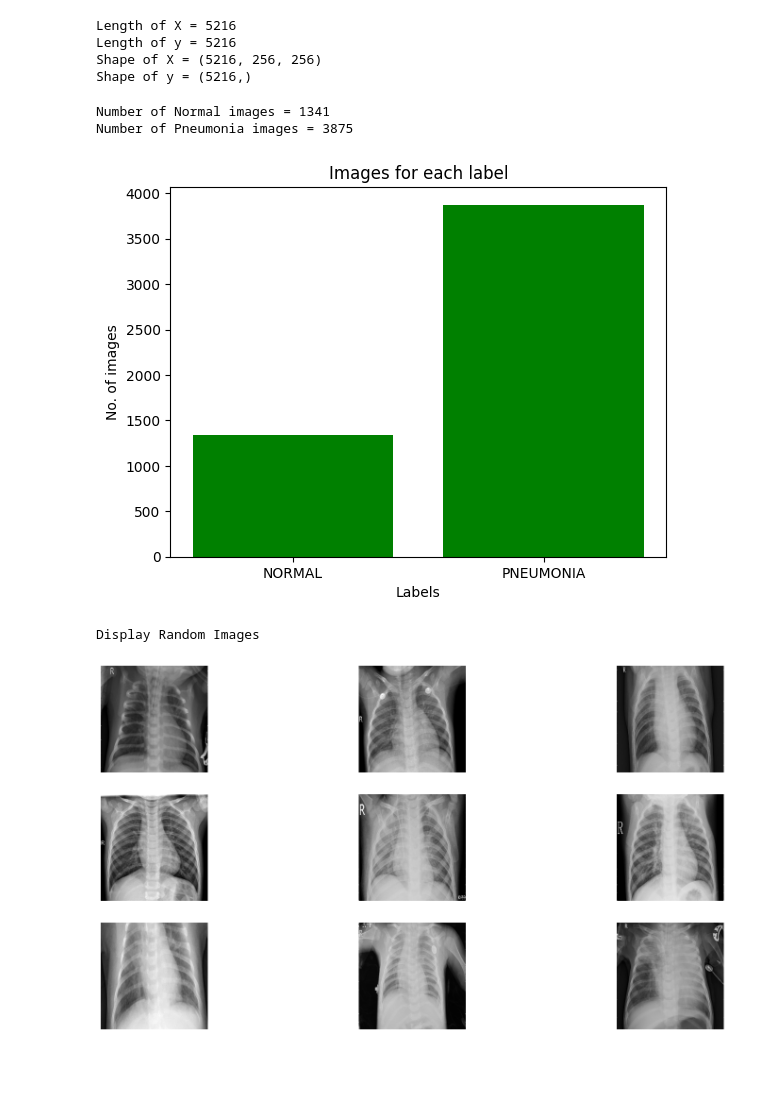
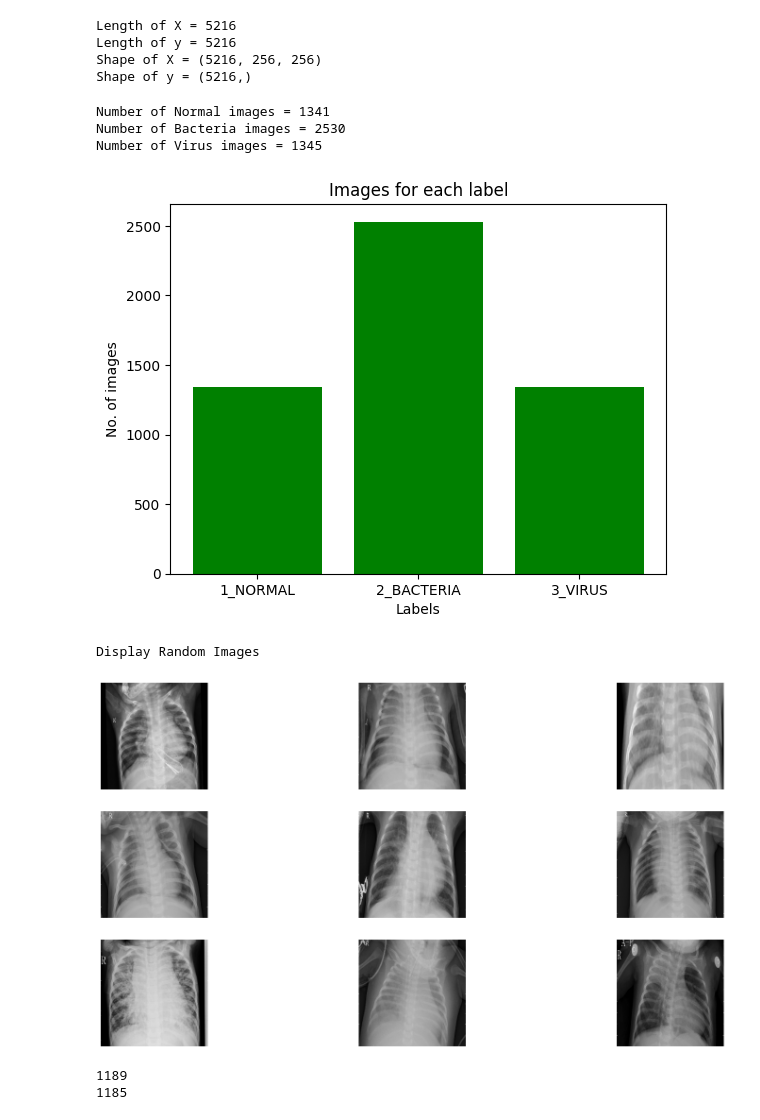
Before and after one commit to quangptt0910/Xray_disease_detector, a Jupyter notebook: main.ipynb, the cells around one changed output. Cells and saved outputs as stored; diff of their text form; code cells hidden in the pictures; blank space fills up the shorter version.

```diff
--- a/main.ipynb
+++ b/main.ipynb
@@ -19,7 +19,7 @@ def load_image(bacteria_path):
 # %%
 # Investigate a single image
 
-bacteria_path = 'C:/Users/Quang/.cache/kagglehub/datasets/paultimothymooney/chest-xray-pneumonia/versions/2/chest_xray/train/PNEUMONIA'
+bacteria_path = 'C:/Users/nerik/.cache/kagglehub/datasets/paultimothymooney/chest-xray-pneumonia/versions/2/chest_xray/train/2_BACTERIA'
 
 image = load_image(bacteria_path)
 plt.imshow(image, cmap='gray')
@@ -47,7 +47,7 @@ plt.show()
 # %%
 # loading the path of the train images
 
-path = 'C:/Users/Quang/.cache/kagglehub/datasets/paultimothymooney/chest-xray-pneumonia/versions/2/chest_xray/train'
+path = 'C:/Users/nerik/.cache/kagglehub/datasets/paultimothymooney/chest-xray-pneumonia/versions/2/chest_xray/train'
 train = os.listdir(path)
 
 # Print the folders name
@@ -111,36 +111,40 @@ Shape of y = (5216,)
 # %%
 # checking the number of images of each class
 
-normal = 0
-pneumonia = 0
+a = 0
+b = 0
+c = 0
 
 for label in y:
     if label == 0:
-        normal += 1
+        a += 1
     if label == 1:
-        pneumonia += 1
+        b += 1
+    if label == 2:
+        c += 1
 
-
-print (f'Number of Normal images = {normal}')
-print (f'Number of Pneumonia images = {pneumonia}')
+print (f'Number of Normal images = {a}')
+print (f'Number of Bacteria images = {b}')
+print (f'Number of Virus images = {c}')
 
 
 # plotting the data
 
 x_pos = [i for i, _ in enumerate(labels)]
-numbers = [normal, pneumonia]
+numbers = [a,b,c]
 plt.bar(x_pos,numbers,color = 'green')
 plt.xlabel("Labels")
 plt.ylabel("No. of images")
 plt.title("Images for each label")
 
 plt.xticks(x_pos, labels)
 
 plt.show()
 # %% [output]
 Number of Normal images = 1341
-Number of Pneumonia images = 3875
+Number of Bacteria images = 2530
+Number of Virus images = 1345
-[figure, old version]
+[figure, new version]
 # %%
 # Displays images
 # Extract 9 random images
@@ -157,4 +161,4 @@ for i in range(9):
     plt.axis('off')
 # %% [output]
 Display Random Images
-[figure, old version]
+[figure, new version]
@@ -160,0 +169,10 @@ Display Random Images
+# %%
+#check the difference from the majority class
+difference_normal = b-a
+difference_virus = b-c
+
+print(difference_normal)
+print(difference_virus)
+# %% [output]
+1189
+1185
```
Also changed, not shown: parts of 12 cells of this notebook.
